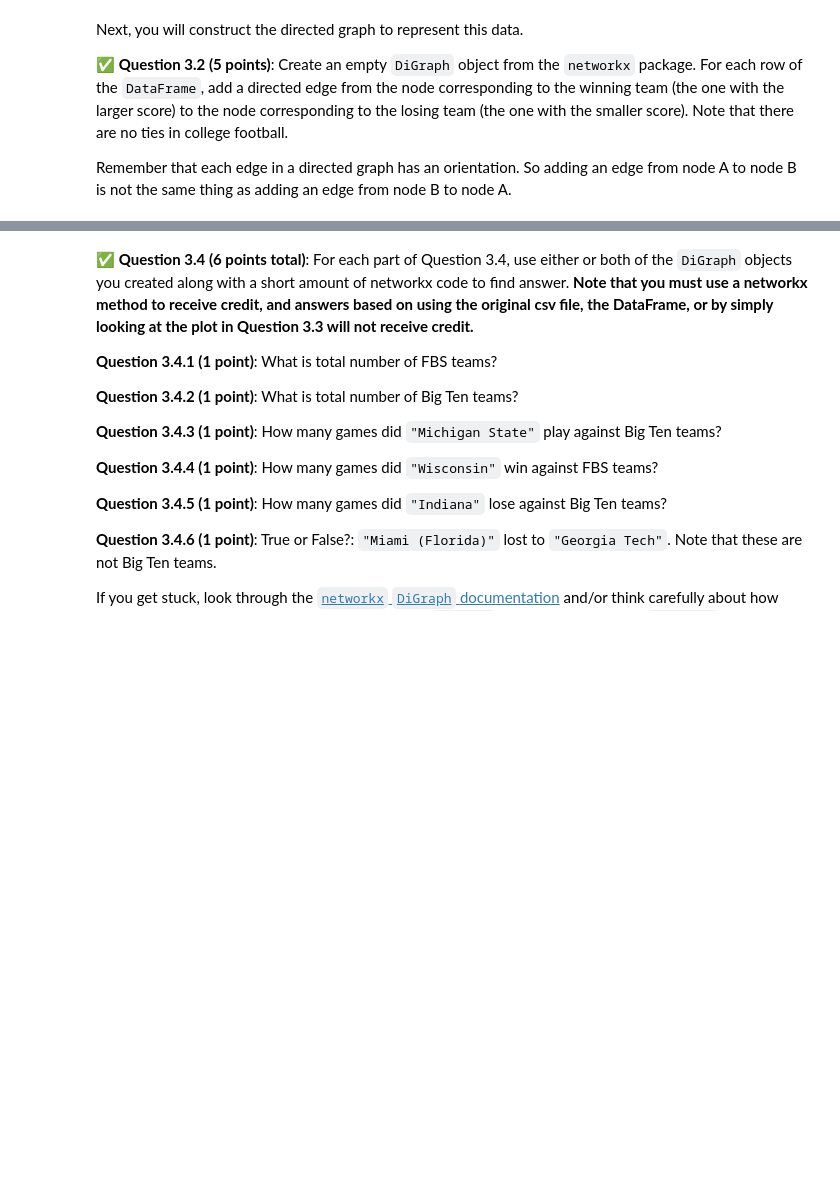
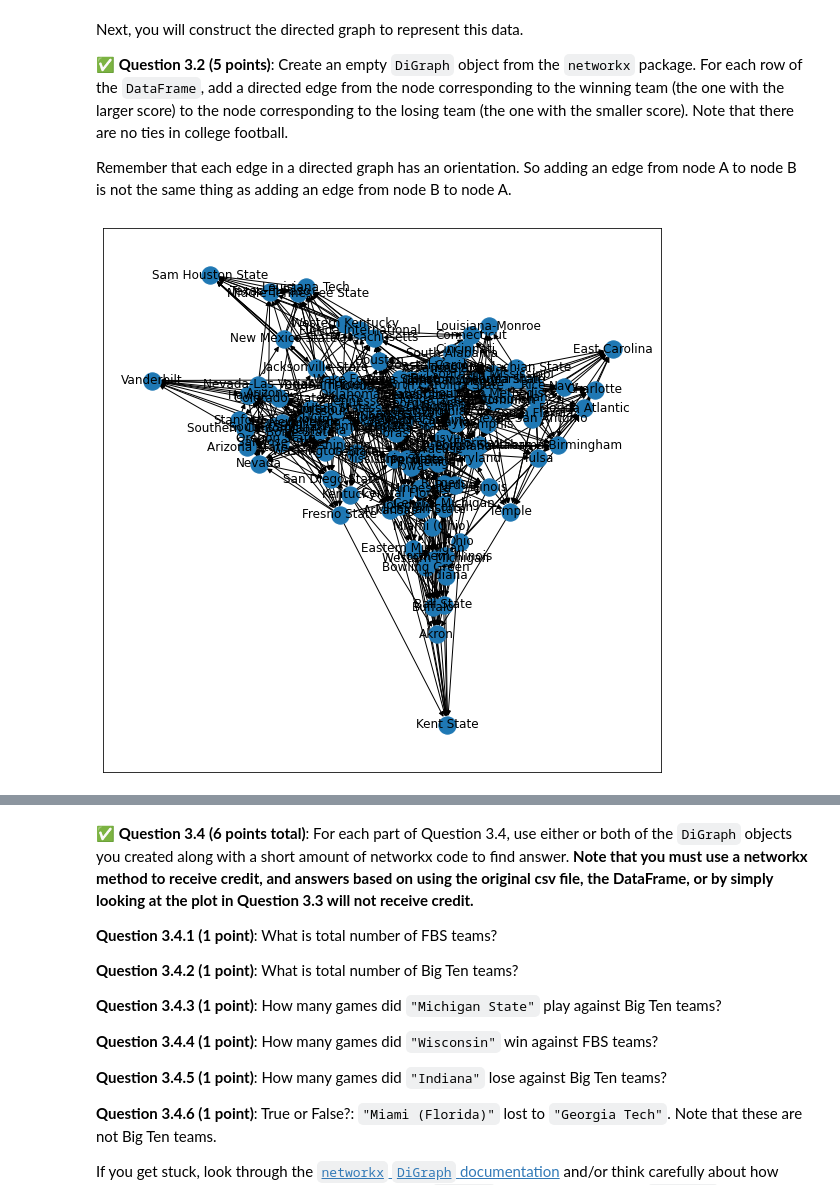
Before and after one commit to interlic/CMSE202, a Jupyter notebook: hw-02/HW-02_ABMandGraphTheory-STUDENT.ipynb, the cells around one changed output, grey strips where cells are left out. Cells and saved outputs as stored; diff of their text form; code cells hidden in the pictures; blank space fills up the shorter version.

```diff
--- a/hw-02/HW-02_ABMandGraphTheory-STUDENT.ipynb
+++ b/hw-02/HW-02_ABMandGraphTheory-STUDENT.ipynb
@@ -397,0 +397,6 @@ Each row contains data from one game between two FBS teams. The first column con
+# %%
+# Put your code for Question 3.1 here:
+import pandas as pd
+scores = pd.read_csv('NCAAFootballScores2023.csv', names = ['Date', 'Team 1', 'Score 1', 'Team 2', 'Score 2'])
+print(scores.head())
+print(scores.tail())
@@ -406,3 +422,24 @@ Remember that each edge in a directed graph has an orientation. So adding an edg
+# %%
+# Put your code for Question 3.2 here:
+import networkx as nx
+import matplotlib.pyplot as plt
+
+G = nx.DiGraph()
+
+for index, game in scores.iterrows():
+    if game['Score 1'] > game['Score 2']:
+        win_team = game['Team 1']
+        lose_team = game['Team 2']
+    else:
+        win_team = game['Team 2']
+        lose_team = game['Team 1']
+    G.add_edge(win_team, lose_team)
+
+fig = plt.figure(figsize = [10,10])
+nx.draw_networkx(G)
+# wow that graph is a mess
+# %% [output]
+[figure, added]
 # %% [markdown]
 This graph has over 100 nodes and hundreds of edges, so it will be hard to look at the entire graph at once. But we can construct and display a small subgraph of the entire directed graph.
 
```
Also changed, not shown: parts of 18 cells of this notebook.
